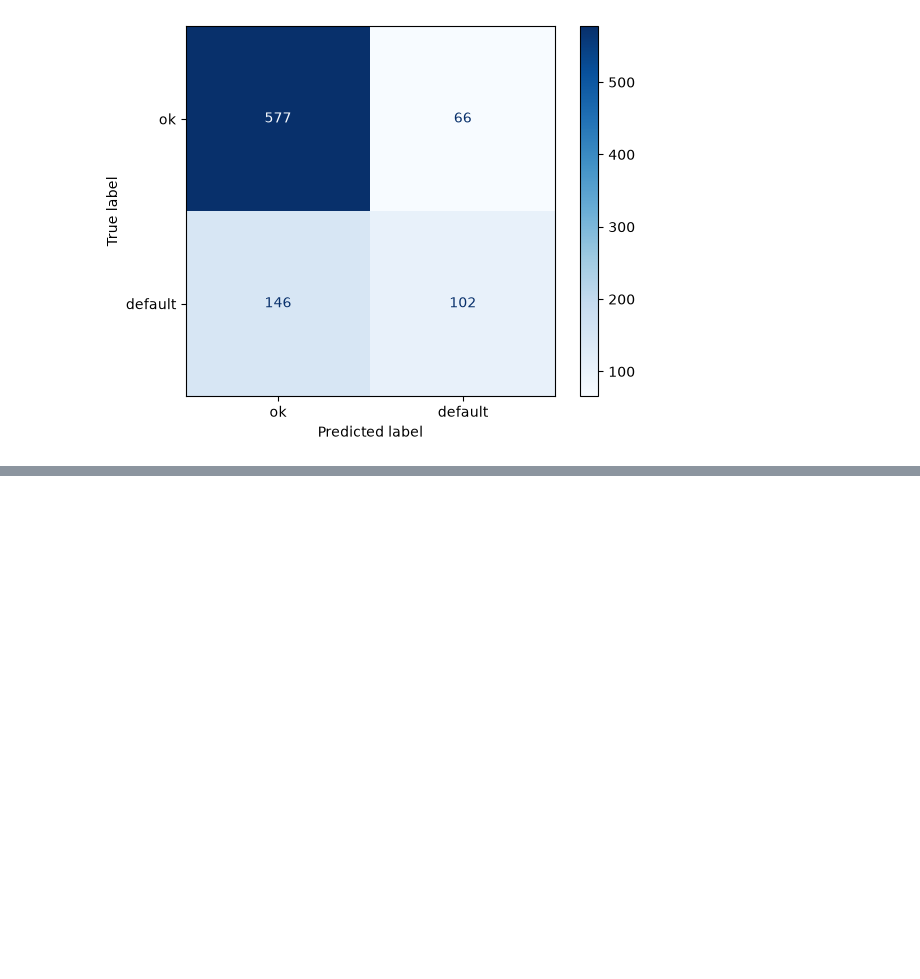
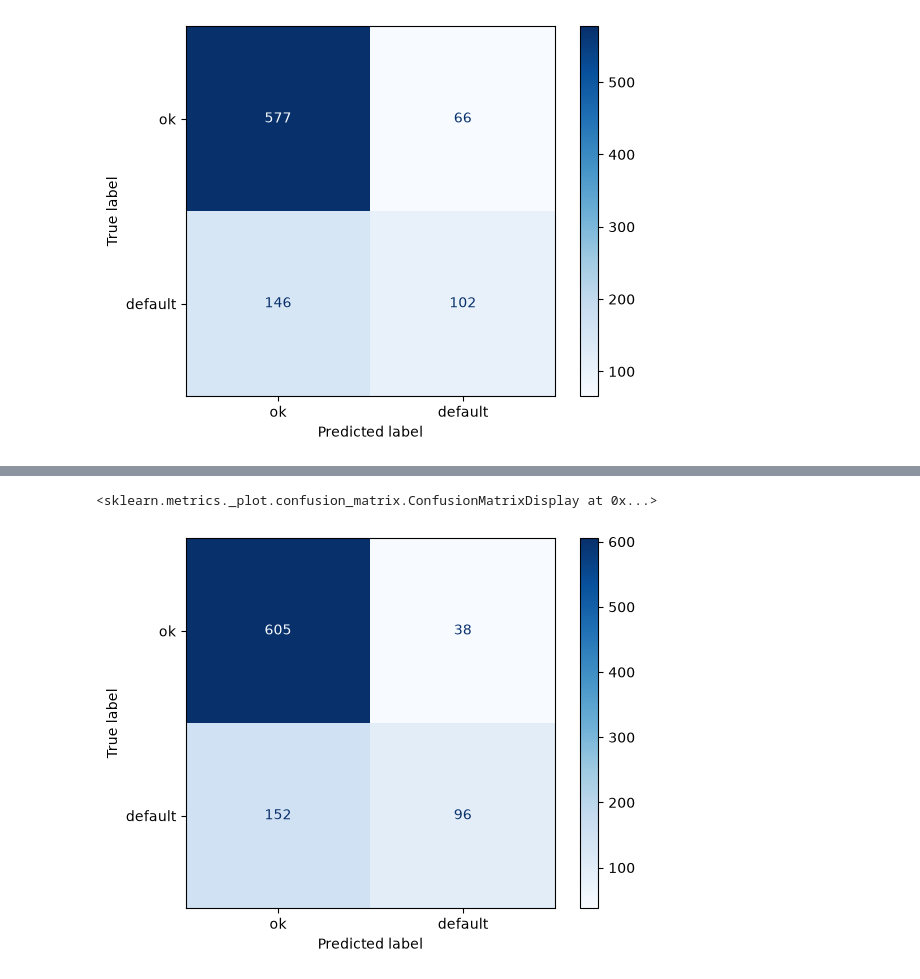
Before and after one commit to lohengrin-01/credit-risk-scoring-project, a Jupyter notebook: credit-risk-scoring.ipynb, the cells around one changed output, grey strips where cells are left out. Cells and saved outputs as stored; diff of their text form; code cells hidden in the pictures; blank space fills up the shorter version.

```diff
--- a/credit-risk-scoring.ipynb
+++ b/credit-risk-scoring.ipynb
@@ -315,0 +400,13 @@ sns.heatmap(heatmap_data, annot=True, fmt=".3f", cmap="rocket_r")
+# %%
+y_pred = model.predict(df_val[numerical + categorical])
+# %%
+from sklearn.metrics import ConfusionMatrixDisplay, confusion_matrix
+ConfusionMatrixDisplay.from_predictions(
+    y_val,
+    y_pred,
+    display_labels=["ok", "default"],
+    cmap="Blues",
+)
+# %% [output]
+<sklearn.metrics._plot.confusion_matrix.ConfusionMatrixDisplay at 0x...>
+[figure, added]
```
Also changed, not shown: parts of 28 cells of this notebook, 2 other files.
